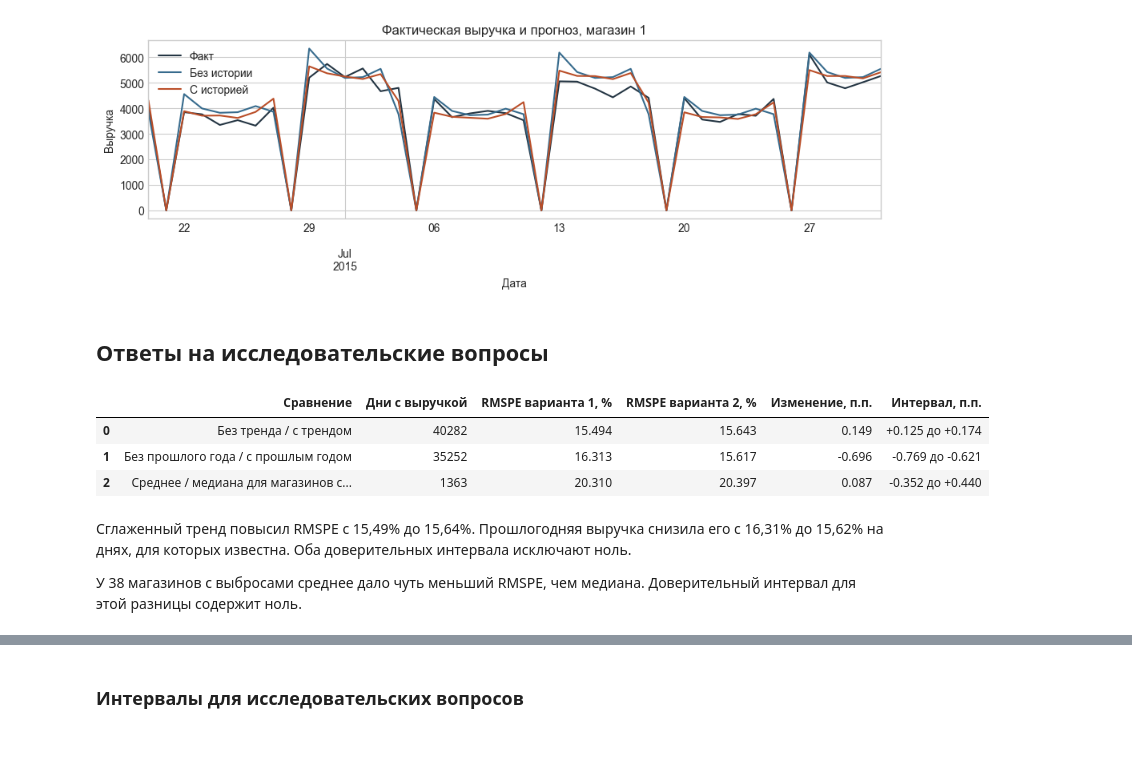
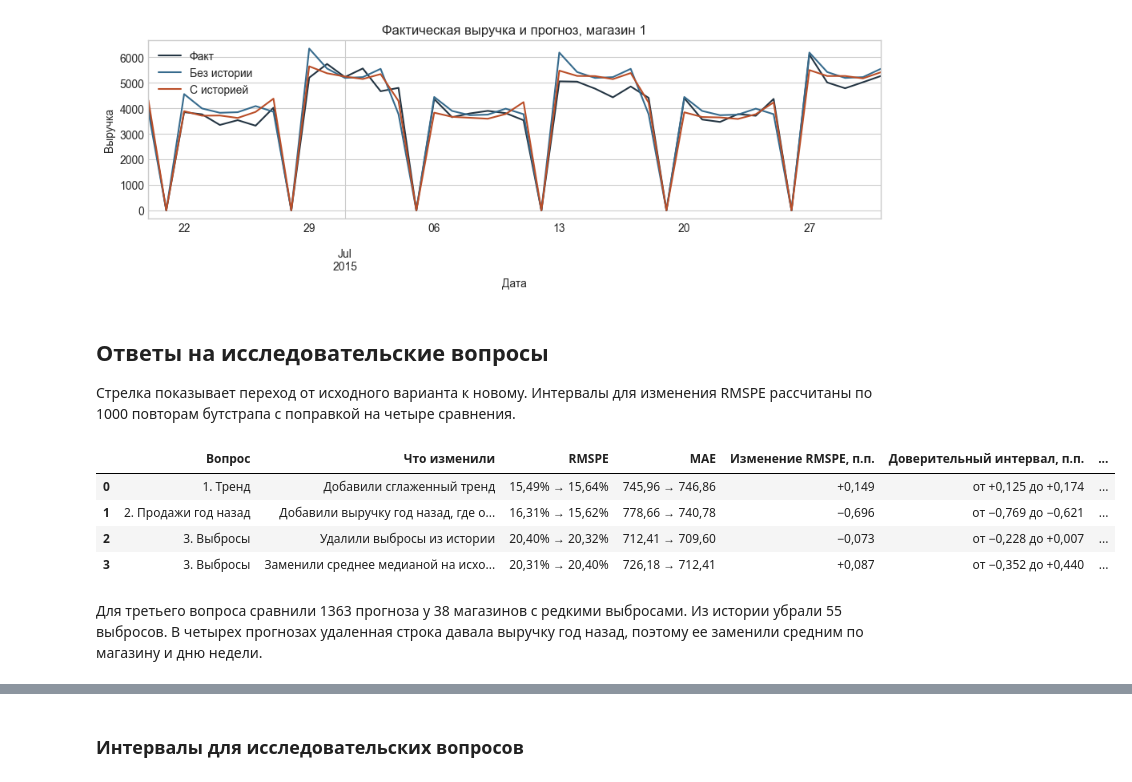
Before and after one commit to PikaChuChuMF/RnD-ML-Course-2026-2, a Jupyter notebook: notebooks/analysis.ipynb, the cells around one changed output, grey strips where cells are left out. Saved outputs shown, nothing was run; the diff lists cells and outputs as text; code cells hidden in the pictures; blank space fills up the shorter version.

Commit message:
Summarize research results in one table

```diff
--- a/notebooks/analysis.ipynb
+++ b/notebooks/analysis.ipynb
@@ -246,37 +246,59 @@ plt.show()
 [figure]
 # %% [markdown]
 ## Ответы на исследовательские вопросы
+
+Стрелка показывает переход от исходного варианта к новому. Интервалы для изменения RMSPE рассчитаны по 1000 повторам бутстрапа с поправкой на четыре сравнения.
 # %%
 uncertainty = report["comparison_uncertainty"]["comparisons"]
+stress = report["spike_sensitivity"]
+research = report["research_checks"]
 
-def interval_text(item):
-    low, high = item["interval"]
-    return f"{100 * low:+.3f} до {100 * high:+.3f}"
+comparisons = [
+    ("1. Тренд", "Добавили сглаженный тренд", "trend", *research["trend"].values()),
+    (
+        "2. Продажи год назад",
+        "Добавили выручку год назад, где она известна",
+        "last_year",
+        *research["last_year"].values(),
+    ),
+    ("3. Выбросы", "Удалили выбросы из истории", "remove_spikes", stress["original"], stress["without_spikes"]),
+    (
+        "3. Выбросы",
+        "Заменили среднее медианой на исходной истории",
+        "spikes",
+        *research["spikes"].values(),
+    ),
+]
 
-labels = {
-    "trend": "Без тренда / с трендом",
-    "last_year": "Без прошлого года / с прошлым годом",
-    "spikes": "Среднее / медиана для магазинов с выбросами",
-}
-checks = []
-for key, label in labels.items():
-    first, second = report["research_checks"][key].values()
-    checks.append({
-        "Сравнение": label,
-        "Дни с выручкой": first["rows"],
-        "RMSPE варианта 1, %": first["rmspe"] * 100,
-        "RMSPE варианта 2, %": second["rmspe"] * 100,
-        "Изменение, п.п.": 100 * uncertainty[key]["delta_rmspe"],
-        "Интервал, п.п.": interval_text(uncertainty[key]),
+def format_number(value, spec):
+    return format(value, spec).replace(".", ",").replace("-", "−")
+
+
+rows = []
+for question, comparison, key, before, after in comparisons:
+    item = uncertainty[key]
+    delta = item["delta_rmspe"]
+    low, high = (format_number(100 * value, "+.3f") for value in item["interval"])
+    result = "Интервал включает ноль"
+    if item["excludes_zero"]:
+        result = "Значимое улучшение" if delta < 0 else "Значимое ухудшение"
+    rows.append({
+        "Вопрос": question,
+        "Что изменили": comparison,
+        "RMSPE": f"{format_number(before['rmspe'], '.2%')} → {format_number(after['rmspe'], '.2%')}",
+        "MAE": f"{format_number(before['mae'], '.2f')} → {format_number(after['mae'], '.2f')}",
+        "Изменение RMSPE, п.п.": format_number(100 * delta, "+.3f"),
+        "Доверительный интервал, п.п.": f"от {low} до {high}",
+        "Результат по RMSPE": result,
     })
-display(pd.DataFrame(checks).round(3))
+
+display(pd.DataFrame(rows))
 # %% [output]
-|  | Сравнение | Дни с выручкой | RMSPE варианта 1, % | RMSPE варианта 2, % | Изменение, п.п. | Интервал, п.п. |
-| 0 | Без тренда / с трендом | 40282 | 15.494 | 15.643 | 0.149 | +0.125 до +0.174 |
-| 1 | Без прошлого года / с прошлым годом | 35252 | 16.313 | 15.617 | -0.696 | -0.769 до -0.621 |
-| 2 | Среднее / медиана для магазинов с... | 1363 | 20.310 | 20.397 | 0.087 | -0.352 до +0.440 |
+|  | Вопрос | Что изменили | RMSPE | MAE | Изменение RMSPE, п.п. | Доверительный интервал, п.п. | ... |
+| 0 | 1. Тренд | Добавили сглаженный тренд | 15,49% → 15,64% | 745,96 → 746,86 | +0,149 | от +0,125 до +0,174 | ... |
+| 1 | 2. Продажи год назад | Добавили выручку год назад, где о... | 16,31% → 15,62% | 778,66 → 740,78 | −0,696 | от −0,769 до −0,621 | ... |
+| 2 | 3. Выбросы | Удалили выбросы из истории | 20,40% → 20,32% | 712,41 → 709,60 | −0,073 | от −0,228 до +0,007 | ... |
+| 3 | 3. Выбросы | Заменили среднее медианой на исхо... | 20,31% → 20,40% | 726,18 → 712,41 | +0,087 | от −0,352 до +0,440 | ... |
 # %% [markdown]
-Сглаженный тренд повысил RMSPE с 15,49% до 15,64%. Прошлогодняя выручка снизила его с 16,31% до 15,62% на днях, для которых известна. Оба доверительных интервала исключают ноль.
-
-У 38 магазинов с выбросами среднее дало чуть меньший RMSPE, чем медиана. Доверительный интервал для этой разницы содержит ноль.
+Для третьего вопроса сравнили 1363 прогноза у 38 магазинов с редкими выбросами. Из истории убрали 55 выбросов. В четырех прогнозах удаленная строка давала выручку год назад, поэтому ее заменили средним по магазину и дню недели.
 # %%
```
Also changed, not shown: parts of 2 cells of this notebook, 1 other file.
